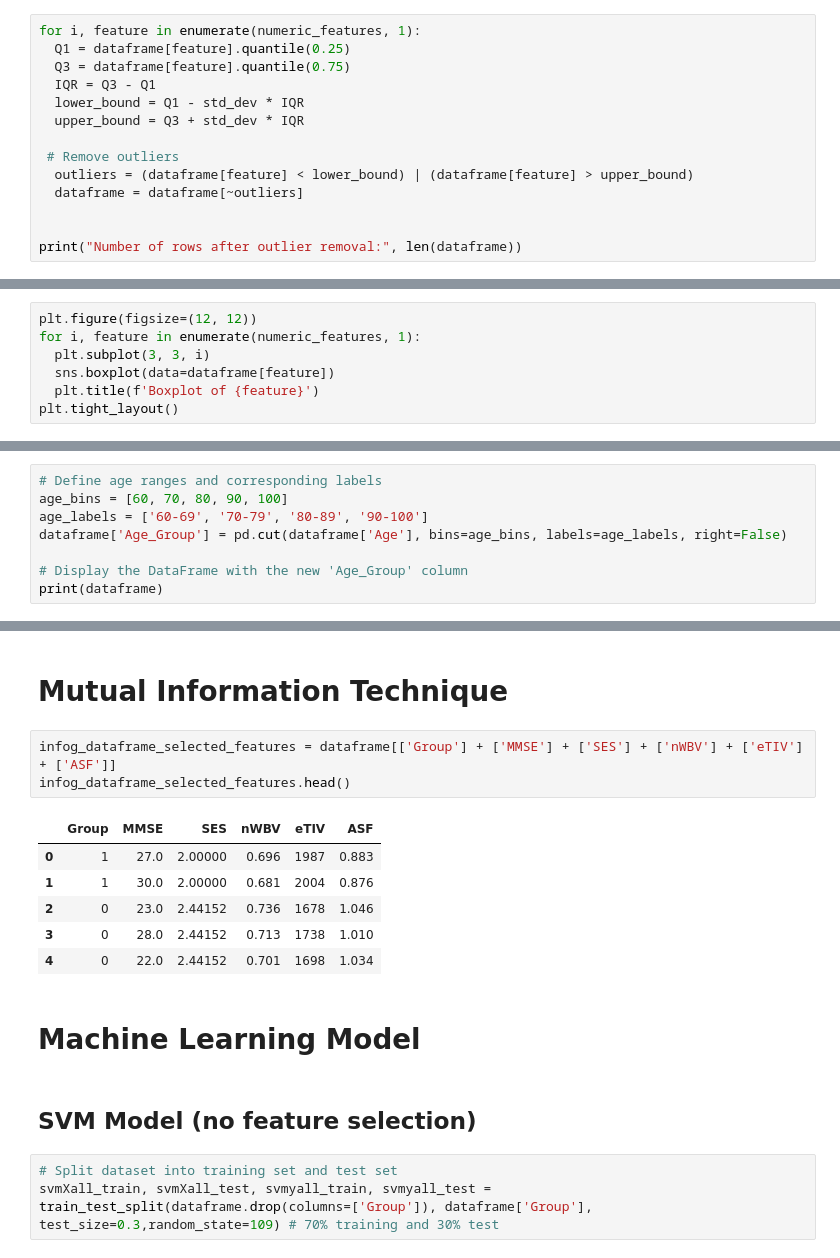
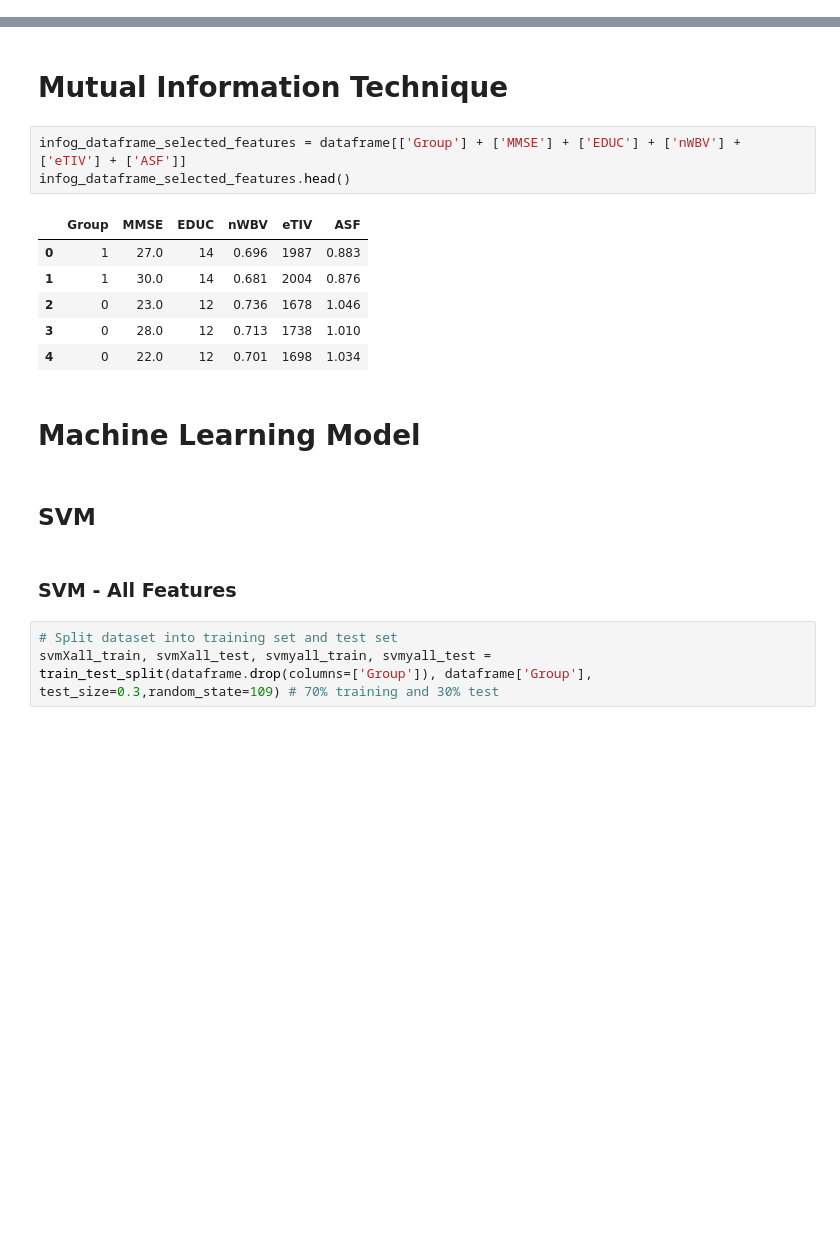
Before and after one commit to 442203479/SE-proj, a Jupyter notebook: AlzheimerPredictor.ipynb, the cells around one changed output, grey strips where cells are left out. Cells and saved outputs as stored; diff of their text form; blank space fills up the shorter version.

```diff
--- a/AlzheimerPredictor.ipynb
+++ b/AlzheimerPredictor.ipynb
@@ -195,14 +186,0 @@ plt.tight_layout()
-# %%
-for i, feature in enumerate(numeric_features, 1):
-  Q1 = dataframe[feature].quantile(0.25)
-  Q3 = dataframe[feature].quantile(0.75)
-  IQR = Q3 - Q1
-  lower_bound = Q1 - std_dev * IQR
-  upper_bound = Q3 + std_dev * IQR
-
- # Remove outliers
-  outliers = (dataframe[feature] < lower_bound) | (dataframe[feature] > upper_bound)
-  dataframe = dataframe[~outliers]
-
-
-print("Number of rows after outlier removal:", len(dataframe))
@@ -211,7 +186,0 @@ Number of rows after outlier removal: 361
-# %%
-plt.figure(figsize=(12, 12))
-for i, feature in enumerate(numeric_features, 1):
-  plt.subplot(3, 3, i)
-  sns.boxplot(data=dataframe[feature])
-  plt.title(f'Boxplot of {feature}')
-plt.tight_layout()
@@ -365,8 +362,0 @@ Name: M/F, dtype: int64
-# %%
-# Define age ranges and corresponding labels
-age_bins = [60, 70, 80, 90, 100]
-age_labels = ['60-69', '70-79', '80-89', '90-100']
-dataframe['Age_Group'] = pd.cut(dataframe['Age'], bins=age_bins, labels=age_labels, right=False)
-
-# Display the DataFrame with the new 'Age_Group' column
-print(dataframe)
@@ -498,19 +469,21 @@ mrmr_dataframe_selected_features.head()
 # %% [markdown]
 # Mutual Information Technique
 # %%
-infog_dataframe_selected_features = dataframe[['Group'] + ['MMSE'] + ['SES'] + ['nWBV'] + ['eTIV'] + ['ASF']]
+infog_dataframe_selected_features = dataframe[['Group'] + ['MMSE'] + ['EDUC'] + ['nWBV'] + ['eTIV'] + ['ASF']]
 infog_dataframe_selected_features.head()
 # %% [output]
-|  | Group | MMSE | SES | nWBV | eTIV | ASF |
-| 0 | 1 | 27.0 | 2.00000 | 0.696 | 1987 | 0.883 |
-| 1 | 1 | 30.0 | 2.00000 | 0.681 | 2004 | 0.876 |
-| 2 | 0 | 23.0 | 2.44152 | 0.736 | 1678 | 1.046 |
-| 3 | 0 | 28.0 | 2.44152 | 0.713 | 1738 | 1.010 |
-| 4 | 0 | 22.0 | 2.44152 | 0.701 | 1698 | 1.034 |
+|  | Group | MMSE | EDUC | nWBV | eTIV | ASF |
+| 0 | 1 | 27.0 | 14 | 0.696 | 1987 | 0.883 |
+| 1 | 1 | 30.0 | 14 | 0.681 | 2004 | 0.876 |
+| 2 | 0 | 23.0 | 12 | 0.736 | 1678 | 1.046 |
+| 3 | 0 | 28.0 | 12 | 0.713 | 1738 | 1.010 |
+| 4 | 0 | 22.0 | 12 | 0.701 | 1698 | 1.034 |
 # %% [markdown]
 # Machine Learning Model
 # %% [markdown]
-## SVM Model (no feature selection)
+## SVM
+# %% [markdown]
+### SVM - All Features
 # %%
 # Split dataset into training set and test set
 svmXall_train, svmXall_test, svmyall_train, svmyall_test = train_test_split(dataframe.drop(columns=['Group']), dataframe['Group'], test_size=0.3,random_state=109) # 70% training and 30% test
```
Also changed, not shown: parts of 65 cells of this notebook.
